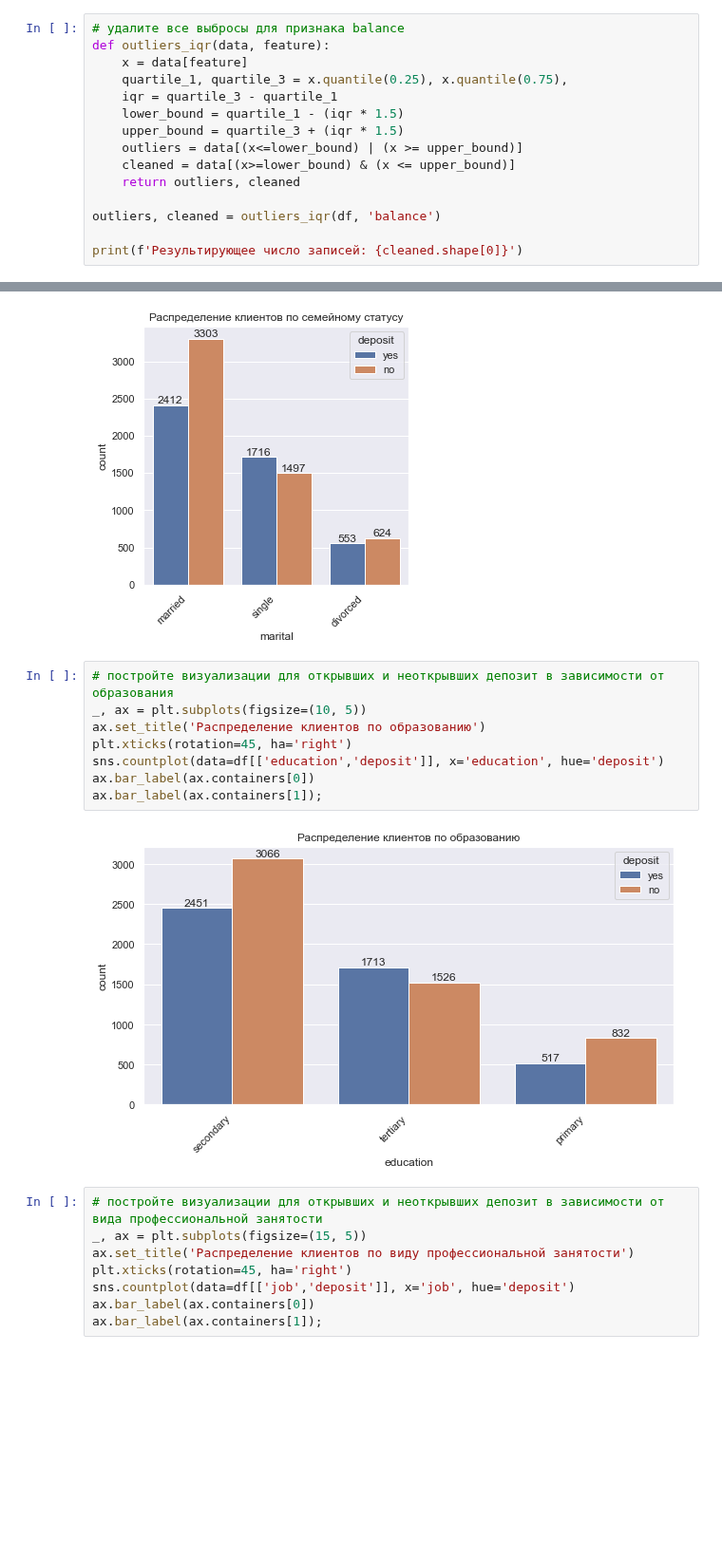
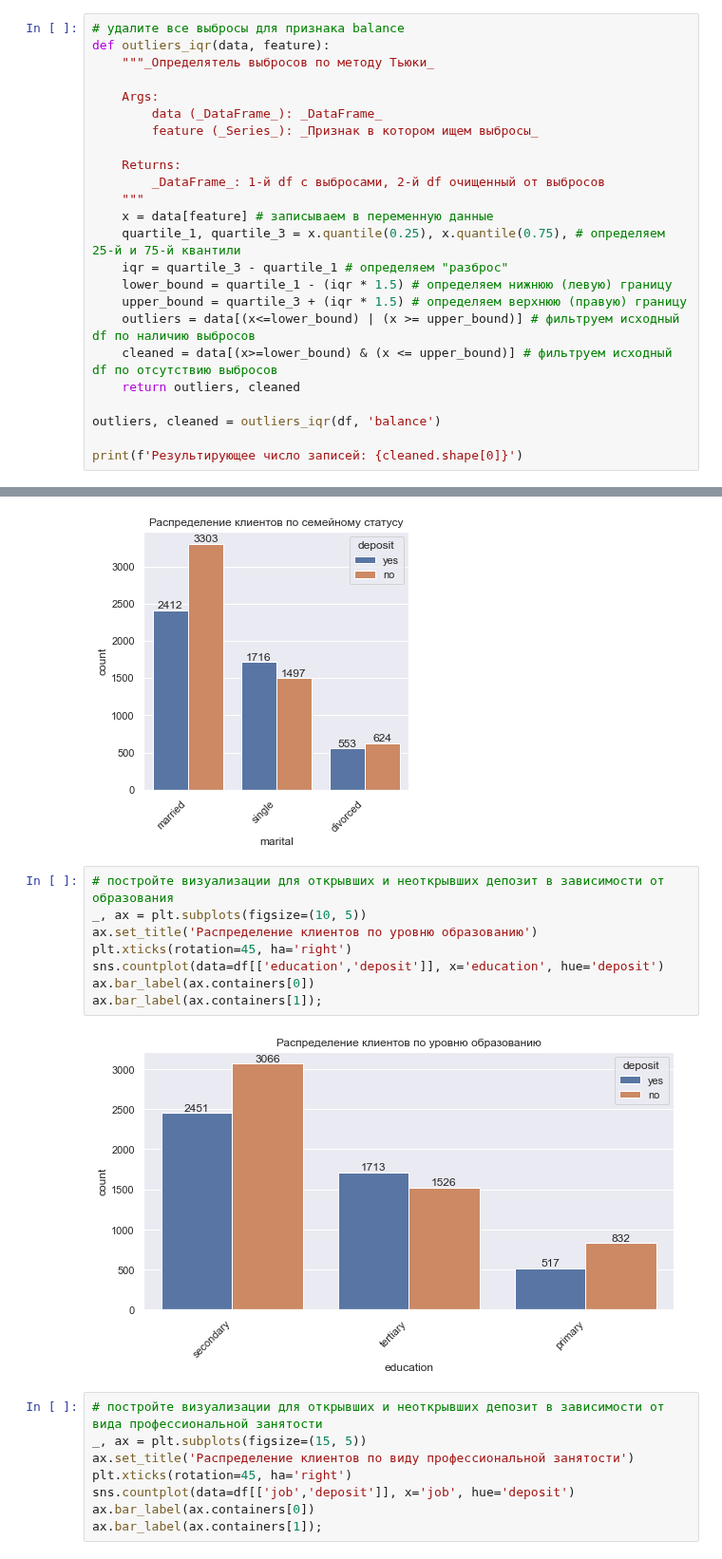
Before and after one commit to hoittoken/Python, a Jupyter notebook: Py/project_4/Project_4_ML.ipynb, the cells around one changed output, grey strips where cells are left out. Shown at 95% size. Drawn from its saved outputs; the diff is of its cells as text; blank space fills up the shorter version.

```diff
--- a/Py/project_4/Project_4_ML.ipynb
+++ b/Py/project_4/Project_4_ML.ipynb
@@ -85,13 +86,22 @@ df['education'] = df['education'].replace('unknown', df['education'].mode()[0])
 # %%
 # удалите все выбросы для признака balance
 def outliers_iqr(data, feature):
-    x = data[feature]
-    quartile_1, quartile_3 = x.quantile(0.25), x.quantile(0.75),
-    iqr = quartile_3 - quartile_1
-    lower_bound = quartile_1 - (iqr * 1.5)
-    upper_bound = quartile_3 + (iqr * 1.5)
-    outliers = data[(x<=lower_bound) | (x >= upper_bound)]
-    cleaned = data[(x>=lower_bound) & (x <= upper_bound)]
+    """_Определятель выбросов по методу Тьюки_
+
+    Args:
+        data (_DataFrame_): _DataFrame_
+        feature (_Series_): _Признак в котором ищем выбросы_
+
+    Returns:
+        _DataFrame_: 1-й df с выбросами, 2-й df очищенный от выбросов
+    """
+    x = data[feature] # записываем в переменную данные
+    quartile_1, quartile_3 = x.quantile(0.25), x.quantile(0.75), # определяем 25-й и 75-й квантили
+    iqr = quartile_3 - quartile_1 # определяем "разброс"
+    lower_bound = quartile_1 - (iqr * 1.5) # определяем нижнюю (левую) границу
+    upper_bound = quartile_3 + (iqr * 1.5) # определяем верхнюю (правую) границу
+    outliers = data[(x<=lower_bound) | (x >= upper_bound)] # фильтруем исходный df по наличию выбросов
+    cleaned = data[(x>=lower_bound) & (x <= upper_bound)] # фильтруем исходный df по отсутствию выбросов
     return outliers, cleaned
 
 outliers, cleaned = outliers_iqr(df, 'balance')
@@ -221,13 +236,13 @@ ax.bar_label(ax.containers[1]);
 # %%
 # постройте визуализации для открывших и неоткрывших депозит в зависимости от образования
 _, ax = plt.subplots(figsize=(10, 5))
-ax.set_title('Распределение клиентов по образованию')
+ax.set_title('Распределение клиентов по уровню образованию')
 plt.xticks(rotation=45, ha='right')
 sns.countplot(data=df[['education','deposit']], x='education', hue='deposit')
 ax.bar_label(ax.containers[0])
 ax.bar_label(ax.containers[1]);
 # %% [output]
-[figure, old version]
+[figure, new version]
 # %%
 # постройте визуализации для открывших и неоткрывших депозит в зависимости от вида профессиональной занятости
 _, ax = plt.subplots(figsize=(15, 5))
```
Also changed, not shown: parts of 10 cells of this notebook, 1 other file.
